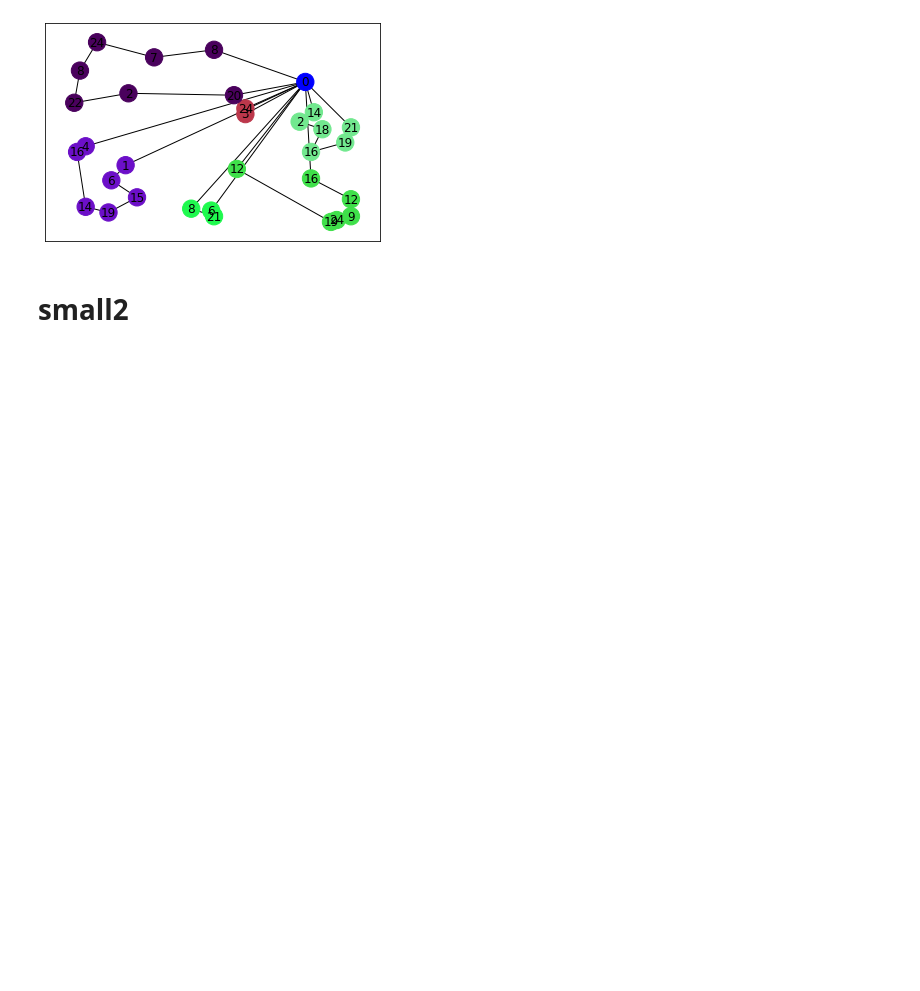
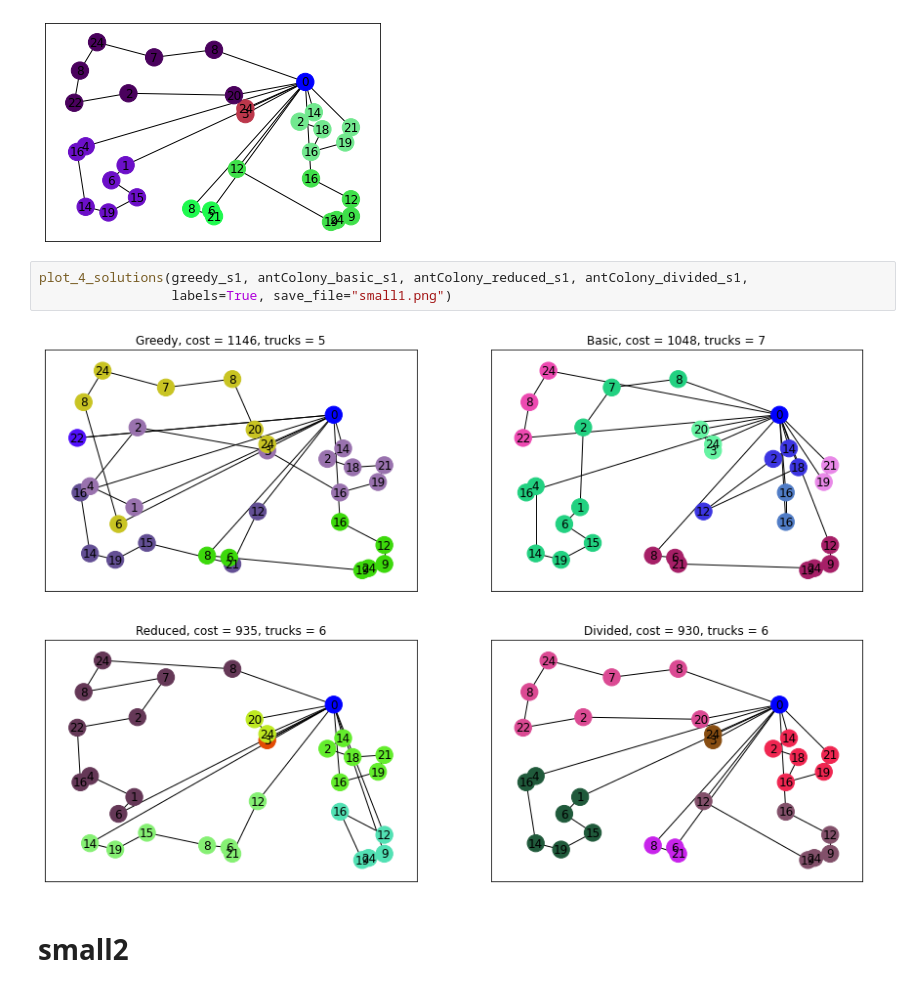
Before and after one commit to PrzeChoj/MSI2, a Jupyter notebook: project1/src/JupyterNotebooks/CaseStudy.ipynb, the cells around one changed output. Saved outputs shown, nothing was run; the diff lists cells and outputs as text; blank space fills up the shorter version.

Commit message:
Platting 4 graphs function and CaseStudy plots

```diff
--- a/project1/src/JupyterNotebooks/CaseStudy.ipynb
+++ b/project1/src/JupyterNotebooks/CaseStudy.ipynb
@@ -109,6 +109,11 @@ Time for optimization has passed on 2174th iteration
 
 Optimization with Divided: iterations = 2078, cost = 929.616, trucks = 6
 [figure]
+# %%
+plot_4_solutions(greedy_s1, antColony_basic_s1, antColony_reduced_s1, antColony_divided_s1,
+                 labels=True, save_file="small1.png")
+# %% [output]
+[figure, added]
 # %% [markdown]
 # small2
 # %%
```
Also changed, not shown: parts of 5 cells of this notebook, 7 other files.
